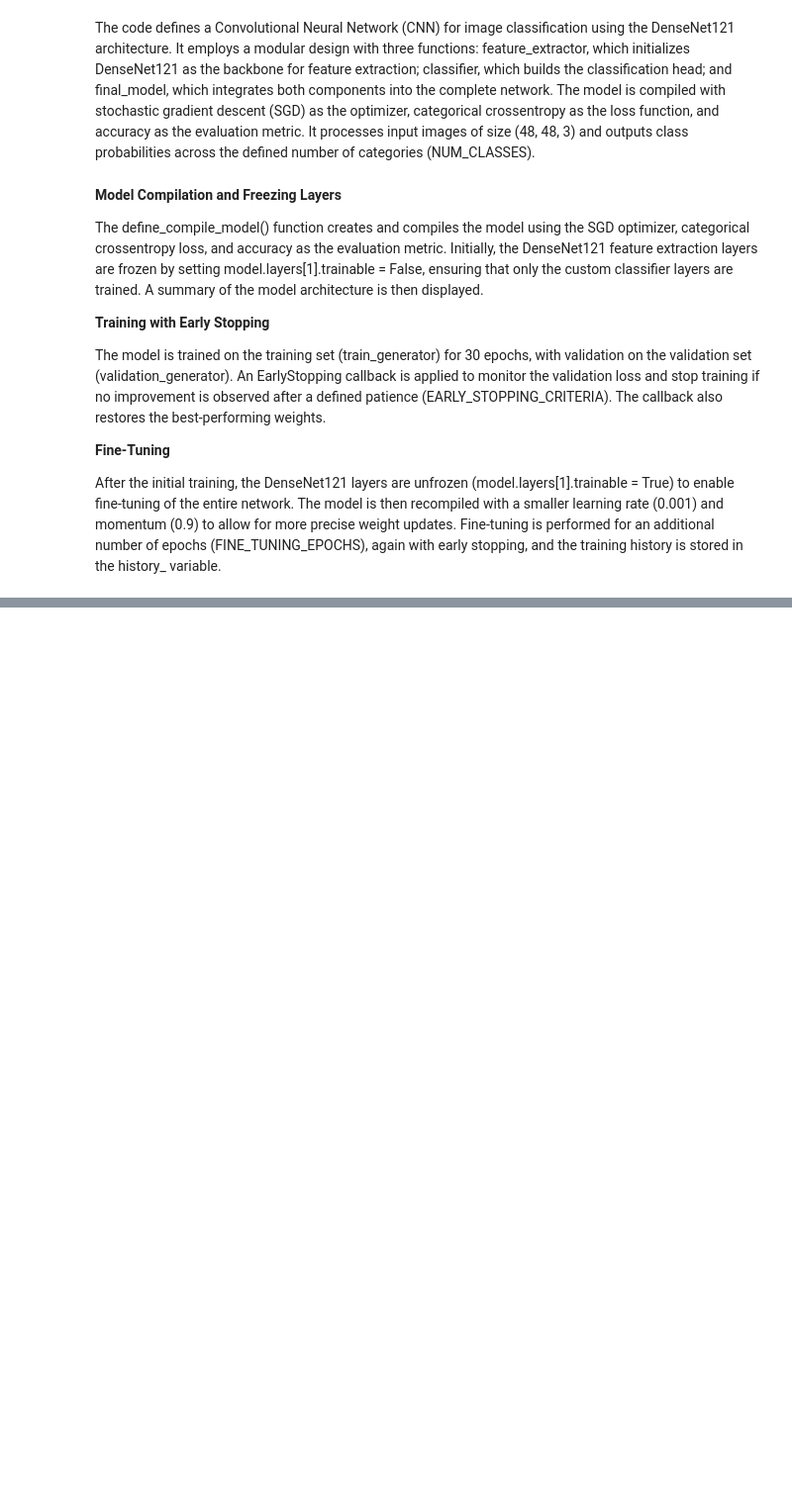
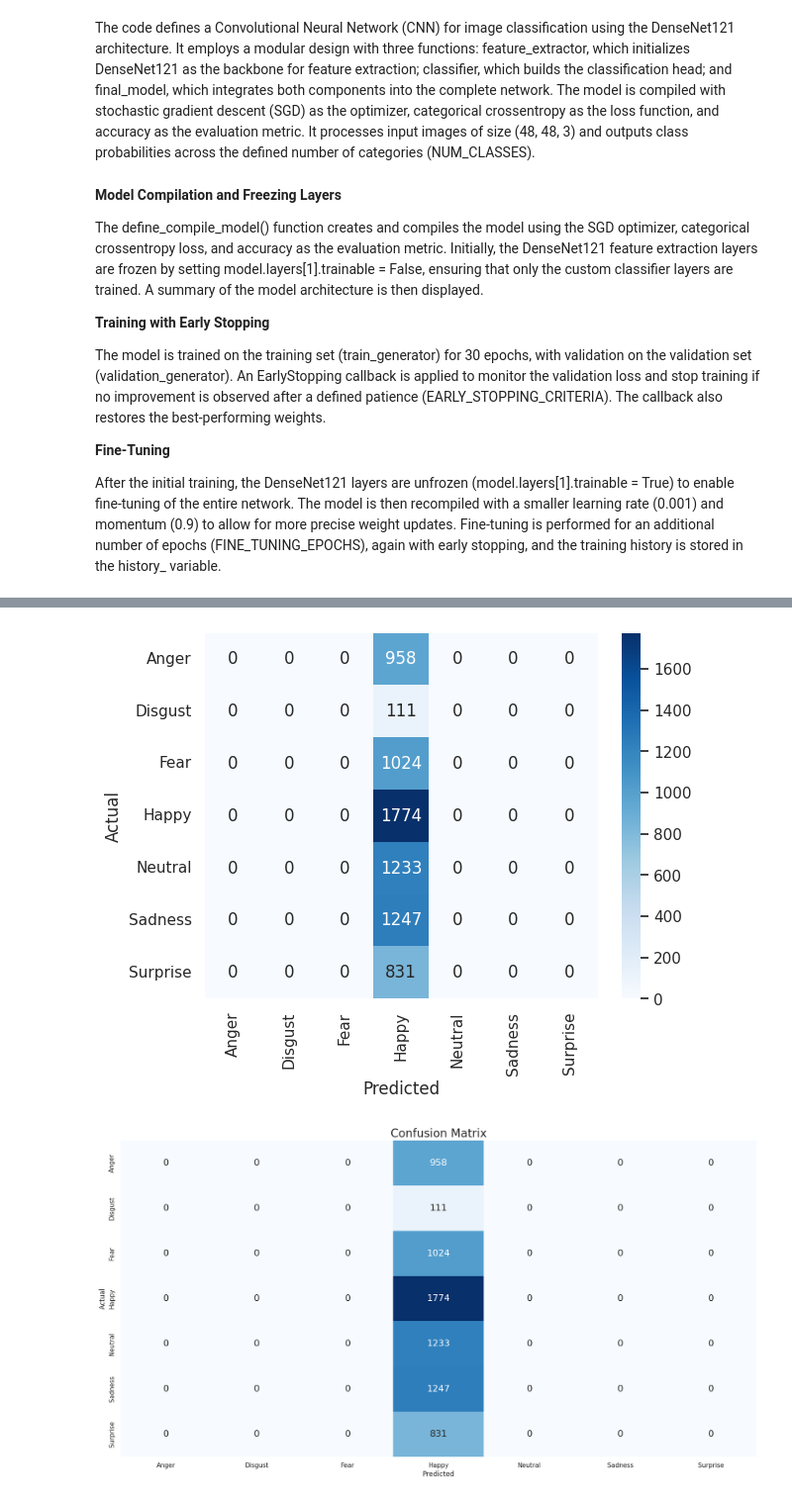
Before and after one commit to Dulavinya/Emotion_Detection_CNN, a Jupyter notebook: Emotion_detection.ipynb, the cells around one changed output, grey strips where cells are left out. Shown at 99% size. Cells and saved outputs as stored; diff of their text form; code cells hidden in the pictures; blank space fills up the shorter version.

```diff
--- a/Emotion_detection.ipynb
+++ b/Emotion_detection.ipynb
@@ -304,0 +535,13 @@ Epoch 4/30
+# %%
+
+#Creating model
+alexnet_model = Model(inputs=input_layer, outputs=output_layer)
+
+alexnet_model.compile(
+    optimizer=tf.keras.optimizers.Adam(learning_rate=0.001),  # use learning_rate, not lr
+    loss='categorical_crossentropy',
+    metrics=['accuracy']
+)
+
+
+alexnet_model.summary()
@@ -304,0 +652,7 @@ Epoch 4/30
+# %%
+alexnet_model.evaluate(test_generator)
+preds = alexnet_model.predict(test_generator)
+y_preds = np.argmax(preds, axis=1)
+y_test = np.array(test_generator.labels)
+
+print(classification_report(y_test, y_preds))
@@ -304,0 +683,28 @@ Epoch 4/30
+# %%
+import seaborn as sb
+from sklearn.metrics import confusion_matrix
+import seaborn as sb
+import pandas as pd
+from sklearn.metrics import confusion_matrix
+
+cm_data = confusion_matrix(y_test, y_preds)
+cm = pd.DataFrame(cm_data, columns=CLASS_LABELS, index=CLASS_LABELS)
+cm.index.name = 'Actual'
+cm.columns.name = 'Predicted'
+
+# Plot heatmap
+sb.heatmap(cm, annot=True, fmt='d', cmap='Blues')
+
+
+cm_data = confusion_matrix(y_test, y_preds)
+cm = pd.DataFrame(cm_data, columns=CLASS_LABELS, index=CLASS_LABELS)
+cm.index.name = 'Actual'
+cm.columns.name = 'Predicted'
+
+plt.figure(figsize=(20, 10))
+plt.title('Confusion Matrix', fontsize=20)
+sb.set(font_scale=1.2)
+ax = sb.heatmap(cm, cbar=False, cmap="Blues", annot=True, annot_kws={"size": 16}, fmt='g')
+# %% [output]
+[figure, added]
+[figure, added]
```
Also changed, not shown: parts of 16 cells of this notebook.
